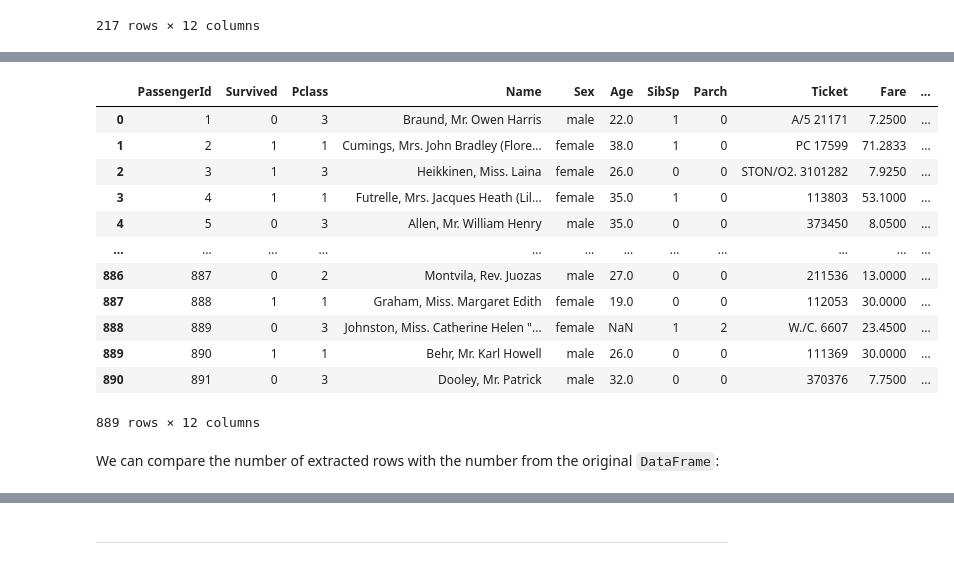
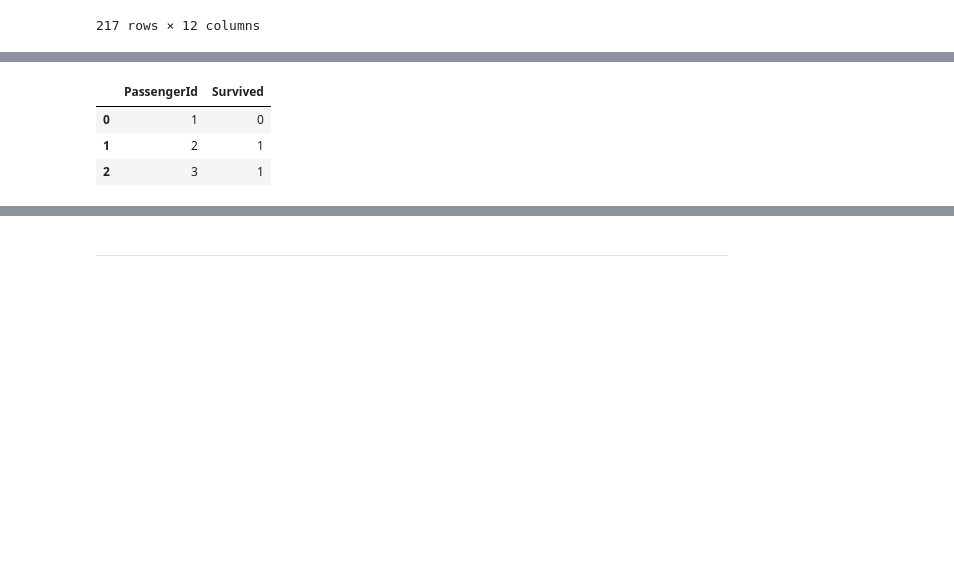
Before and after one commit to KUBDatalab/python, a Jupyter notebook: _sources/docs/pandas/03_pandas_subsets.ipynb, the cells around one changed output, grey strips where cells are left out. Saved outputs shown, nothing was run; the diff lists cells and outputs as text; code cells hidden in the pictures; blank space fills up the shorter version.

```diff
--- a/_sources/docs/pandas/03_pandas_subsets.ipynb
+++ b/_sources/docs/pandas/03_pandas_subsets.ipynb
@@ -224,18 +255,9 @@ Filter rows in the 'titanic' `DataFrame` where 'Embarked' values are not null (n
 # %%
-titanic[titanic['Embarked'].notna()]
+# Select rows 0 through 2 (exclusive of 3) and the first two columns using .iloc[].
+
+titanic.iloc[0:3, 0:2]
 # %% [output]
-|  | PassengerId | Survived | Pclass | Name | Sex | Age | SibSp | Parch | Ticket | Fare | ... |
-| 0 | 1 | 0 | 3 | Braund, Mr. Owen Harris | male | 22.0 | 1 | 0 | A/5 21171 | 7.2500 | ... |
-| 1 | 2 | 1 | 1 | Cumings, Mrs. John Bradley (Flore... | female | 38.0 | 1 | 0 | PC 17599 | 71.2833 | ... |
-| 2 | 3 | 1 | 3 | Heikkinen, Miss. Laina | female | 26.0 | 0 | 0 | STON/O2. 3101282 | 7.9250 | ... |
-| 3 | 4 | 1 | 1 | Futrelle, Mrs. Jacques Heath (Lil... | female | 35.0 | 1 | 0 | 113803 | 53.1000 | ... |
-| 4 | 5 | 0 | 3 | Allen, Mr. William Henry | male | 35.0 | 0 | 0 | 373450 | 8.0500 | ... |
-| ... | ... | ... | ... | ... | ... | ... | ... | ... | ... | ... | ... |
-| 886 | 887 | 0 | 2 | Montvila, Rev. Juozas | male | 27.0 | 0 | 0 | 211536 | 13.0000 | ... |
-| 887 | 888 | 1 | 1 | Graham, Miss. Margaret Edith | female | 19.0 | 0 | 0 | 112053 | 30.0000 | ... |
-| 888 | 889 | 0 | 3 | Johnston, Miss. Catherine Helen "... | female | NaN | 1 | 2 | W./C. 6607 | 23.4500 | ... |
-| 889 | 890 | 1 | 1 | Behr, Mr. Karl Howell | male | 26.0 | 0 | 0 | 111369 | 30.0000 | ... |
-| 890 | 891 | 0 | 3 | Dooley, Mr. Patrick | male | 32.0 | 0 | 0 | 370376 | 7.7500 | ... |
+|  | PassengerId | Survived |
+| 0 | 1 | 0 |
+| 1 | 2 | 1 |
+| 2 | 3 | 1 |
-889 rows × 12 columns
-# %% [markdown]
-We can compare the number of extracted rows with the number from the original `DataFrame`:
```
Also changed, not shown: parts of 34 cells of this notebook, 13 other files.
